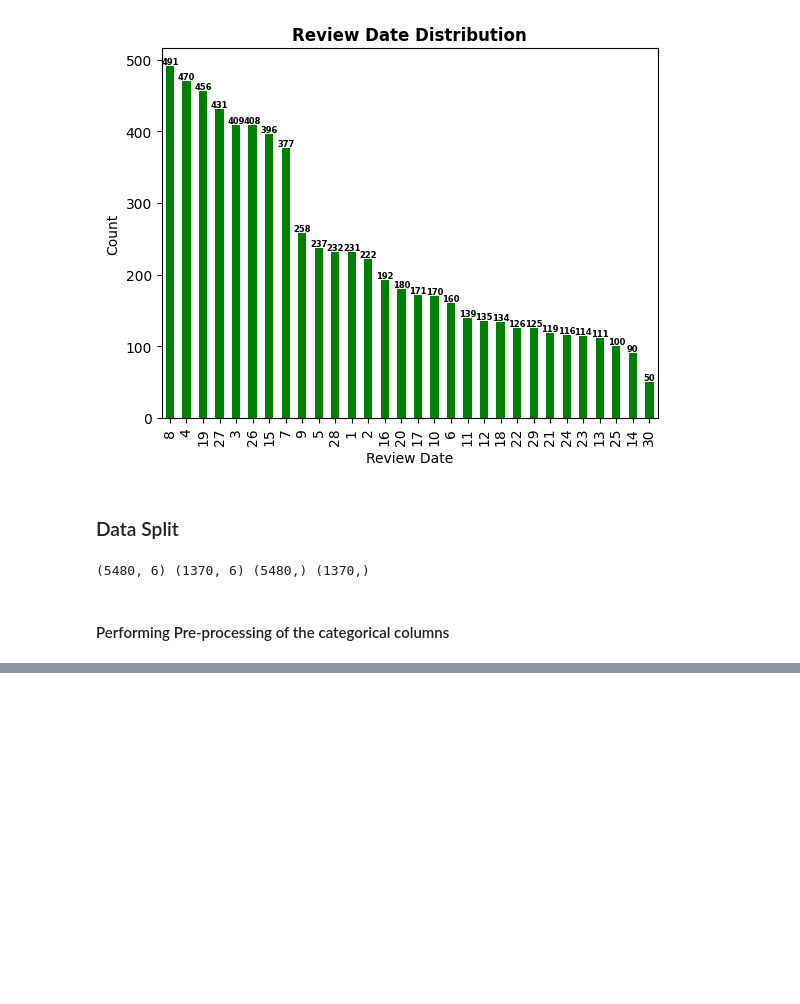
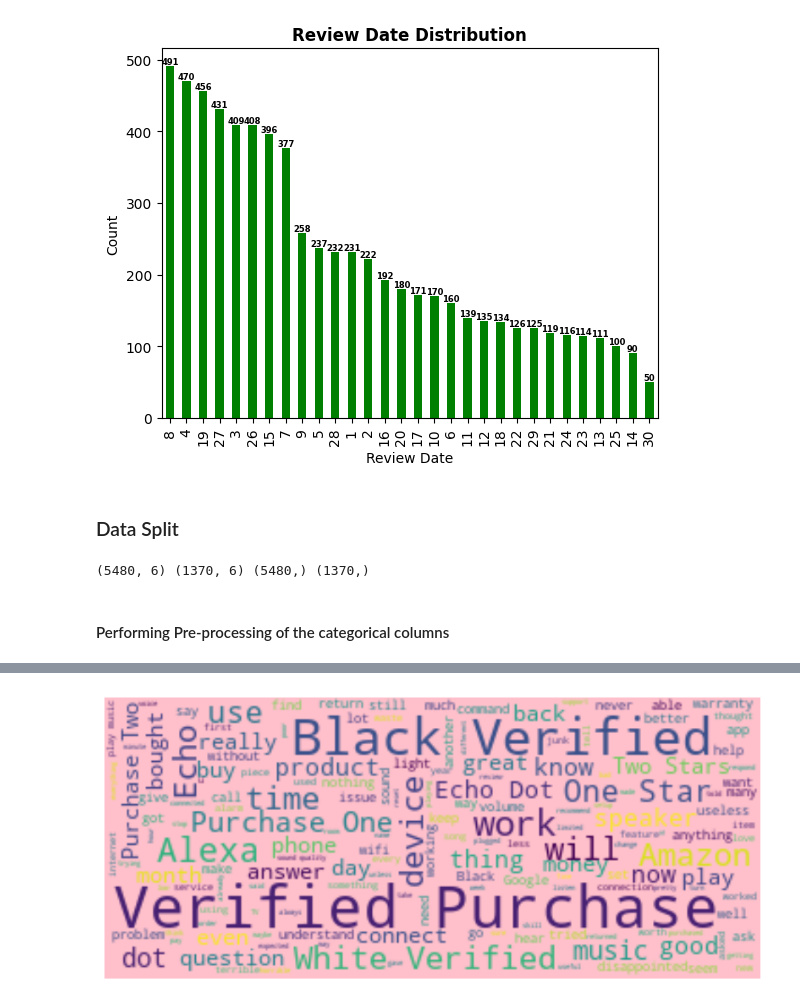
Before and after one commit to suhaibmukhtar/Sentiment_Analysis_End2End_Project, a Jupyter notebook: test.ipynb, the cells around one changed output, grey strips where cells are left out. Cells and saved outputs as stored; diff of their text form; code cells hidden in the pictures; blank space fills up the shorter version.

Commit message:
updating the requirements.txt, sentiment_analysis, test, word2vec and cleaned data

```diff
--- a/test.ipynb
+++ b/test.ipynb
@@ -273,0 +272,3 @@ preprocessor
+# %%
+data['review']=data['Title']+ " "+data['Review Text']+" "+data['Review Color']+" "+data['User Verified']
+data.drop(columns=['Review Text', 'Title','Review Color',"User Verified",'Review Date','Rating'])
@@ -273,0 +289,10 @@ preprocessor
+# %%
+from wordcloud import WordCloud
+import matplotlib.pyplot as plt
+plt.figure(figsize=(10,7))
+negative_clouds=WordCloud(max_words=300, height=150, width=350, background_color='pink').generate(" ".join(data[data['SentimentLabel']==0]['review']))
+plt.imshow(negative_clouds,interpolation='bilinear')
+plt.axis('off')
+plt.show()
+# %% [output]
+[figure, added]
```
Also changed, not shown: parts of 21 cells of this notebook, 4 other files.
